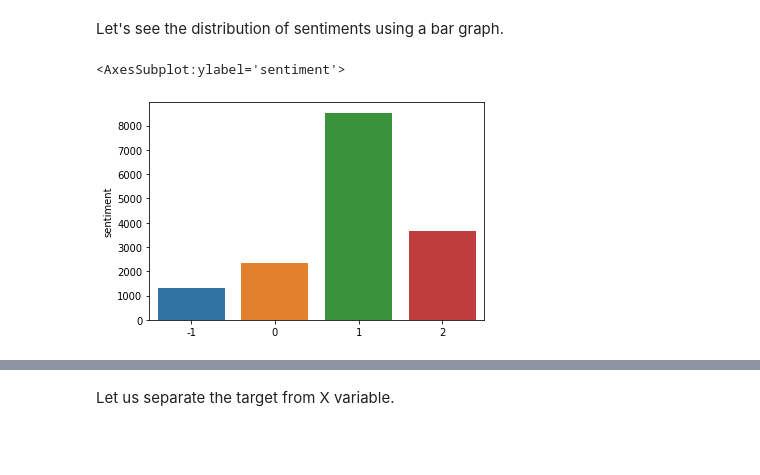
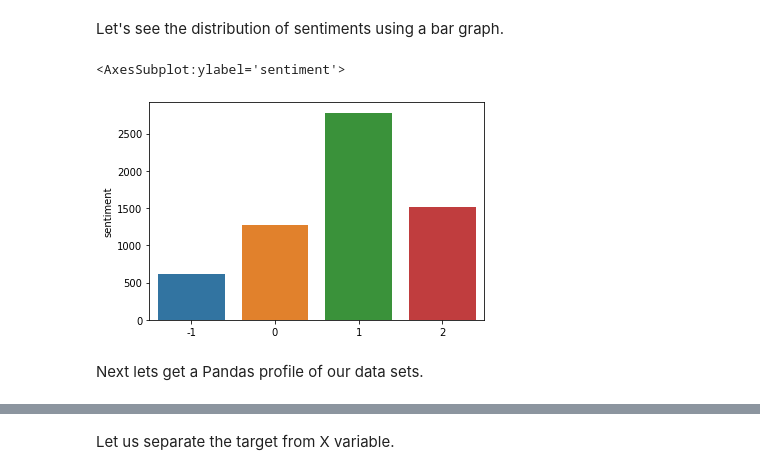
Before and after one commit to Otiuc/classification-predict, a Jupyter notebook: classification-predict.ipynb, the cells around one changed output, grey strips where cells are left out. Drawn from its saved outputs; the diff is of its cells as text; code cells hidden in the pictures; blank space fills up the shorter version.

```diff
--- a/classification-predict.ipynb
+++ b/classification-predict.ipynb
@@ -32,11 +48,15 @@ train.head()
 | 2 | 2 | RT @RawStory: Researchers say we ... | 698562 |
 | 3 | 1 | #TodayinMaker# WIRED : 2016 was a... | 573736 |
 | 4 | 1 | RT @SoyNovioDeTodas: It's 2016, a... | 466954 |
+# %%
+train = train[train['message'].str[0:2] != 'RT']
 # %% [markdown]
 Let's see the distribution of sentiments using a bar graph.
 # %%
 plot = train.sentiment.value_counts()
-sns.barplot(plot.index,plot)
+sns.barplot(x=plot.index,y=plot)
 # %% [output]
 <AxesSubplot:ylabel='sentiment'>
-[figure, old version]
+[figure, new version]
+# %% [markdown]
+Next lets get a Pandas profile of our data sets.
```
Also changed, not shown: parts of 23 cells of this notebook.
